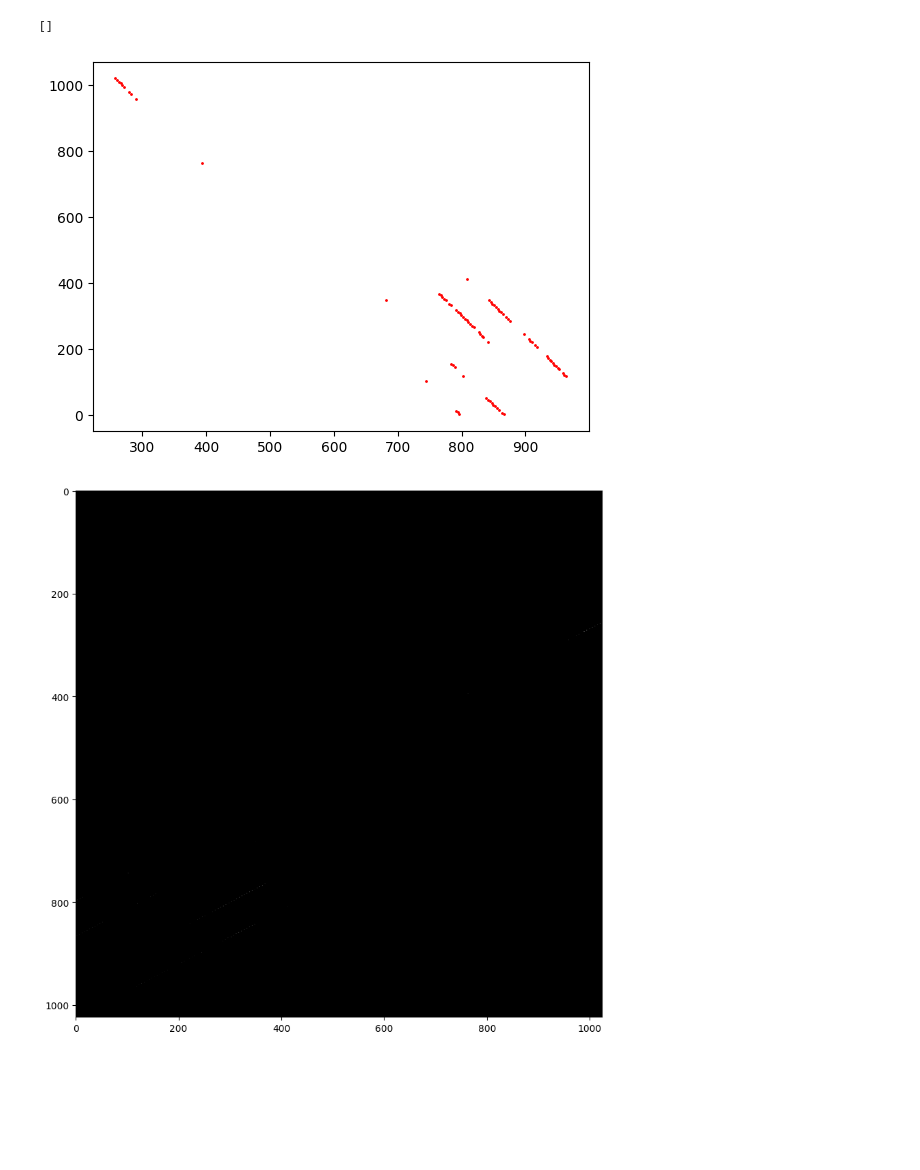
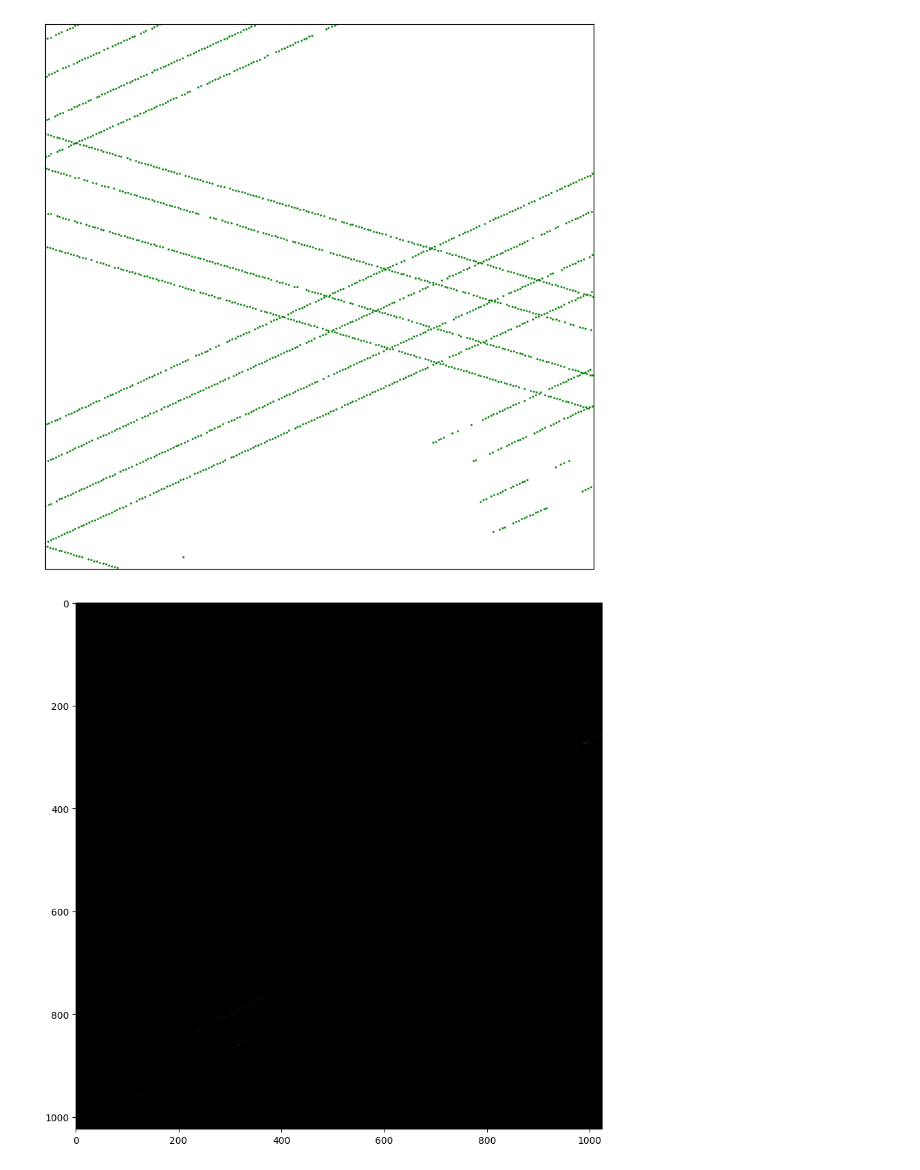
Before and after one commit to SvenLigensa/da2-casestudy, a Jupyter notebook: 1_DataExploration/1_1_PlotMasks.ipynb, the cells around one changed output. Drawn from its saved outputs; the diff is of its cells as text; code cells hidden in the pictures; blank space fills up the shorter version.

```diff
--- a/1_DataExploration/1_1_PlotMasks.ipynb
+++ b/1_DataExploration/1_1_PlotMasks.ipynb
@@ -50,14 +50,22 @@ def plot_masks(array: np.ndarray, num_rows: int, num_cols: int, fig_size_factor=
 plot_masks(masks, 8, 5, 40)
 # %% [output]
 [figure]
-# %%
-plt.scatter(indices_train[indices_train[:, 0] == 0, 2],
-    indices_train[indices_train[:, 0] == 0, 3],
-    c='r', s=1)
-plt.plot()
-# %% [output]
-[]
-[figure, removed]
+# %%
+i = 5
+
+fig, ax = plt.subplots(figsize=(10, 10)) # Create a new figure and a new axes.
+scatter_plot = ax.scatter(indices_train[indices_train[:, 0] == i, 3],
+                          indices_train[indices_train[:, 0] == i, 2],
+                          c='g', s=1)
+ax.set_xticks([])
+ax.set_yticks([])
+ax.set_xlim([0, 1024])
+ax.set_ylim([0, 1024])
+ax.invert_yaxis()
+plt.savefig('Example_Image_Labels.png', bbox_inches='tight')
+plt.show()
+# %% [output]
+[figure, added]
 # %%
 for i in range(40):
     plt.figure(figsize=(10, 10))
```
Also changed, not shown: 54 other files.
